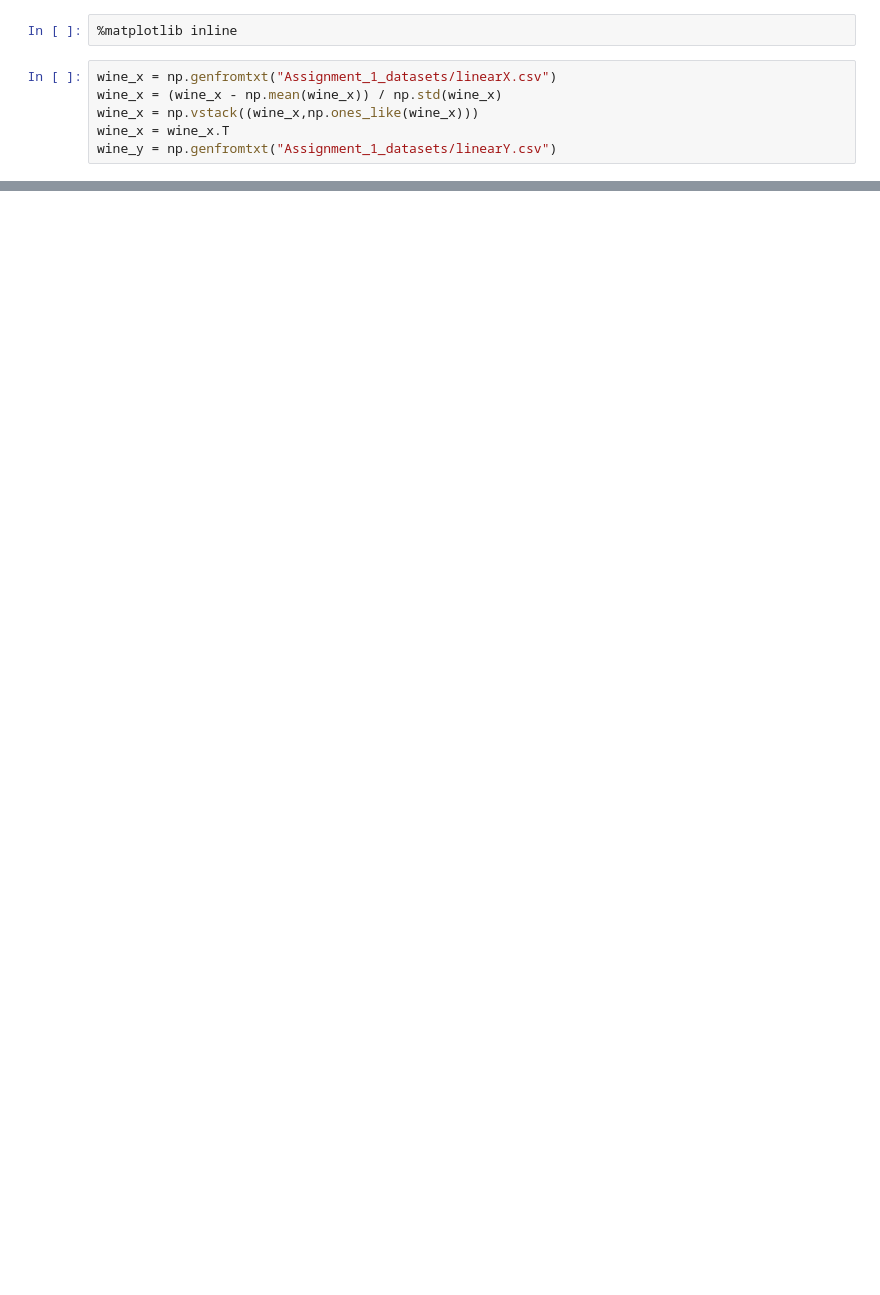
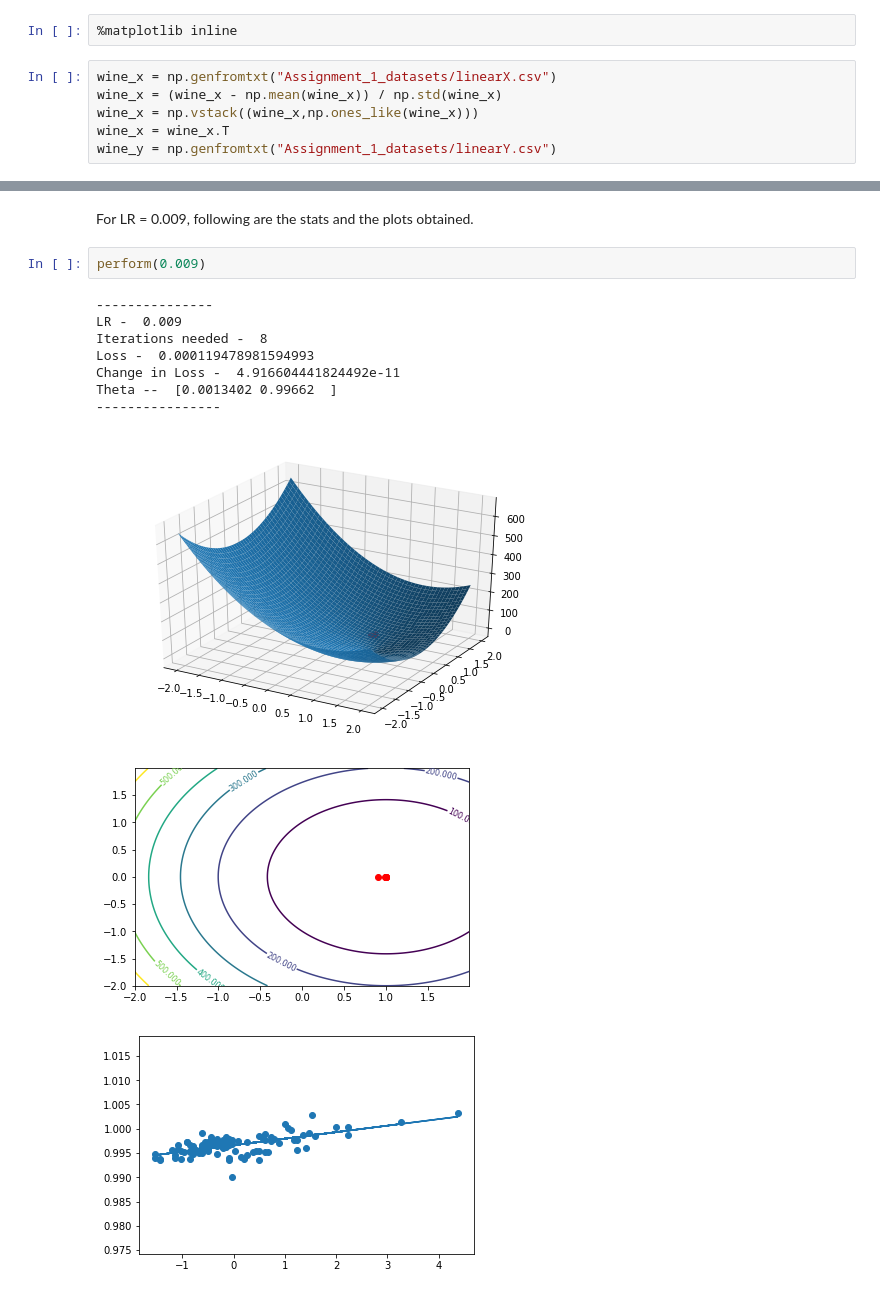
Before and after one commit to madhurcodes/ML_Assignments, a Jupyter notebook: Ass1/Q1.ipynb, the cells around one changed output, grey strips where cells are left out. Cells and saved outputs as stored; diff of their text form; blank space fills up the shorter version.

```diff
--- a/Ass1/Q1.ipynb
+++ b/Ass1/Q1.ipynb
@@ -122,0 +163,15 @@ while np.abs(ch_loss) > 0.0000001:
+# %% [markdown]
+For LR  = 0.009, following are the stats and the  plots obtained.
+# %%
+perform(0.009)
+# %% [output]
+---------------
+LR -  0.009
+Iterations needed -  8
+Loss -  0.000119478981594993
+Change in Loss -  4.916604441824492e-11
+Theta --  [0.0013402 0.99662  ]
+----------------
+[figure, added]
+[figure, added]
+[figure, added]
```
Also changed, not shown: parts of 23 cells of this notebook, 7 other files.
